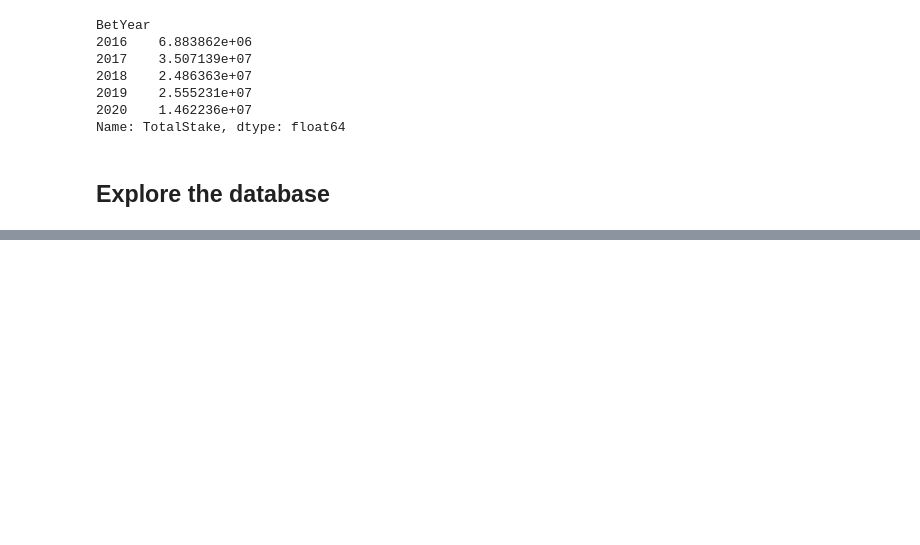
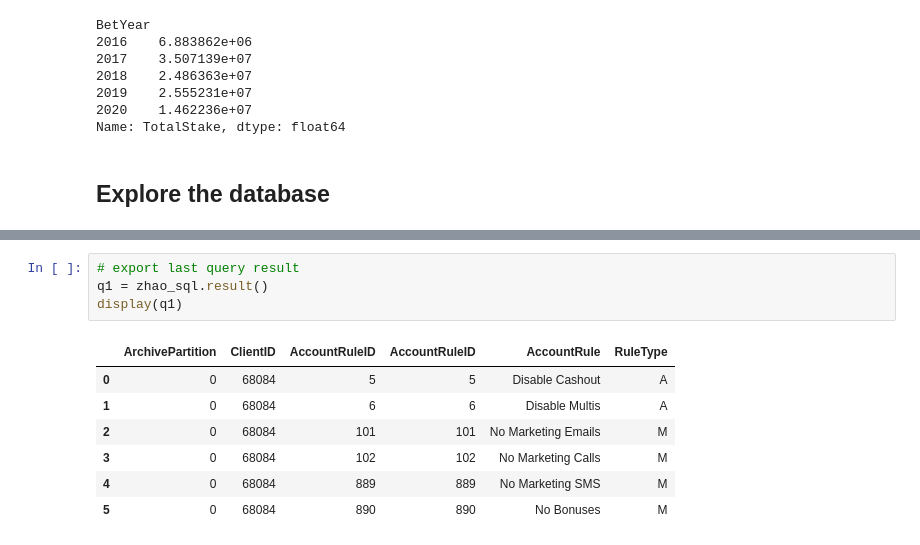
Before and after one commit to zwang2019/BetTube_Project_0, a Jupyter notebook: Exploring Project.ipynb, the cells around one changed output, grey strips where cells are left out. Saved outputs shown, nothing was run; the diff lists cells and outputs as text; blank space fills up the shorter version.

```diff
--- a/Exploring Project.ipynb
+++ b/Exploring Project.ipynb
@@ -189,0 +346,12 @@ memory usage: 26.2+ KB
+# %%
+# export last query result
+q1 = zhao_sql.result()
+display(q1)
+# %% [output]
+|  | ArchivePartition | ClientID | AccountRuleID | AccountRuleID | AccountRule | RuleType |
+| 0 | 0 | 68084 | 5 | 5 | Disable Cashout | A |
+| 1 | 0 | 68084 | 6 | 6 | Disable Multis | A |
+| 2 | 0 | 68084 | 101 | 101 | No Marketing Emails | M |
+| 3 | 0 | 68084 | 102 | 102 | No Marketing Calls | M |
+| 4 | 0 | 68084 | 889 | 889 | No Marketing SMS | M |
+| 5 | 0 | 68084 | 890 | 890 | No Bonuses | M |
```
Also changed, not shown: parts of 20 cells of this notebook, 1 other file.
